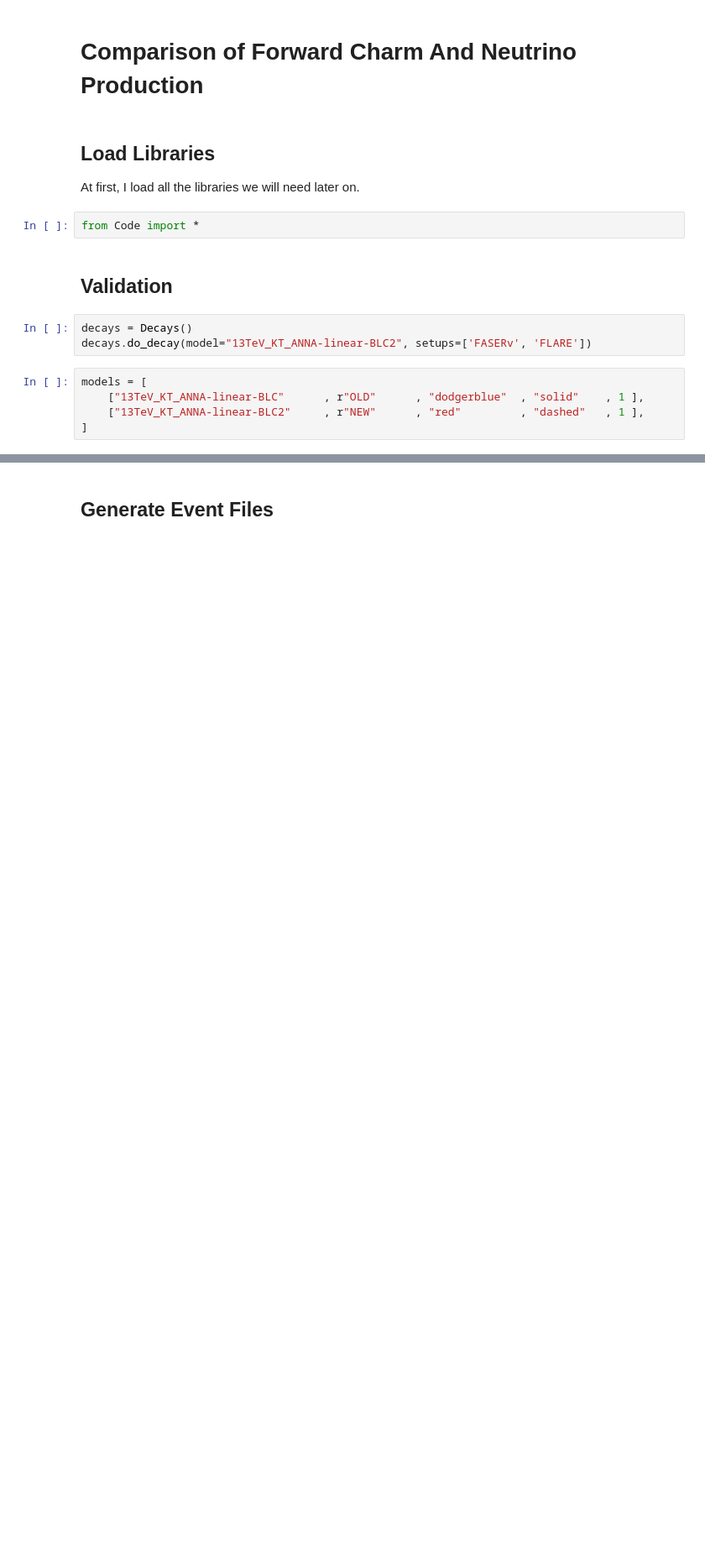
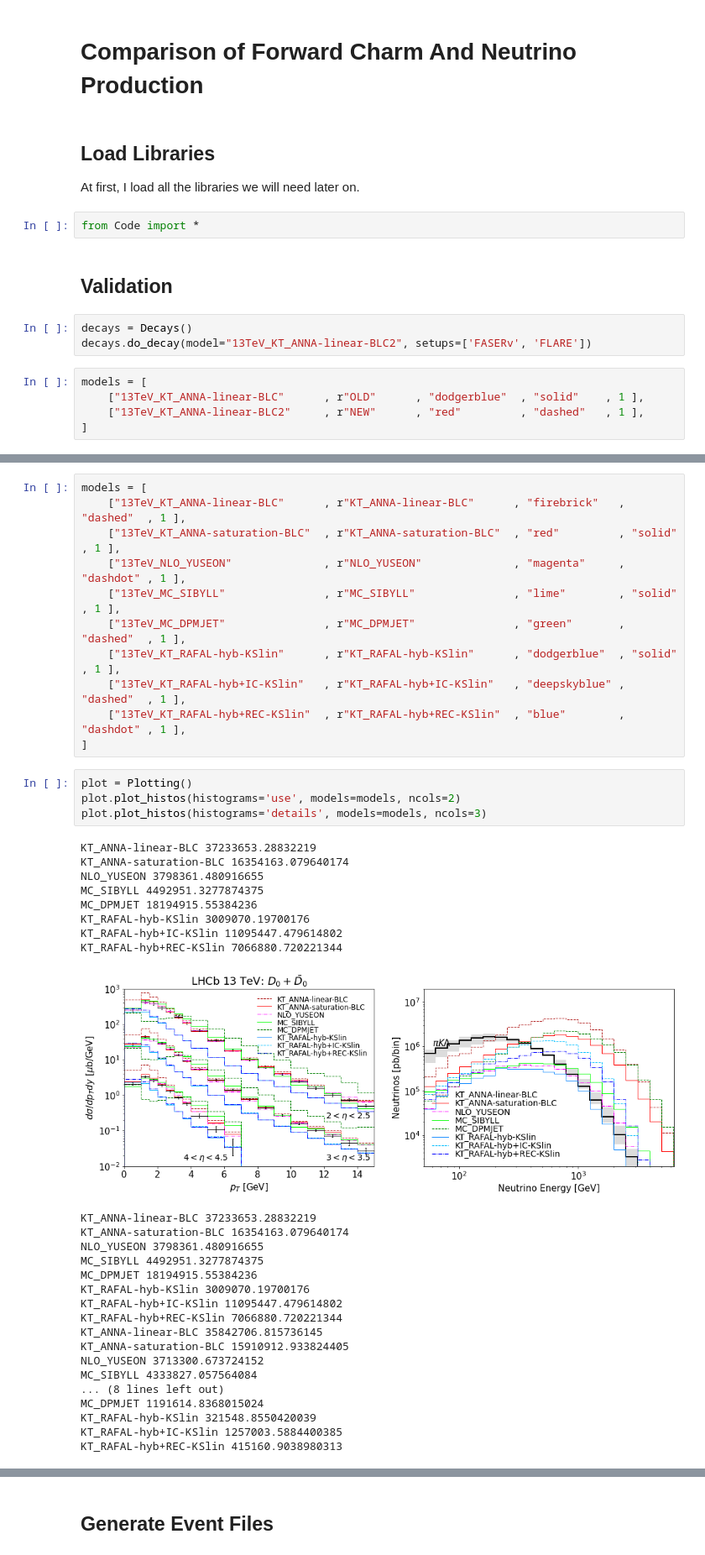
Before and after one commit to KlingFelix/ForwardCharm, a Jupyter notebook: Plot-Events.ipynb, the cells around one changed output, grey strips where cells are left out. Shown at 84% size. Cells and saved outputs as stored; diff of their text form; blank space fills up the shorter version.

```diff
--- a/Plot-Events.ipynb
+++ b/Plot-Events.ipynb
@@ -22,0 +33,42 @@ plot.plot_histos(histograms='summary', models=models, ncols=2)
+# %%
+models = [
+    ["13TeV_KT_ANNA-linear-BLC"      , r"KT_ANNA-linear-BLC"      , "firebrick"   , "dashed"  , 1 ],
+    ["13TeV_KT_ANNA-saturation-BLC"  , r"KT_ANNA-saturation-BLC"  , "red"         , "solid"   , 1 ],
+    ["13TeV_NLO_YUSEON"              , r"NLO_YUSEON"              , "magenta"     , "dashdot" , 1 ],
+    ["13TeV_MC_SIBYLL"               , r"MC_SIBYLL"               , "lime"        , "solid"   , 1 ],
+    ["13TeV_MC_DPMJET"               , r"MC_DPMJET"               , "green"       , "dashed"  , 1 ],
+    ["13TeV_KT_RAFAL-hyb-KSlin"      , r"KT_RAFAL-hyb-KSlin"      , "dodgerblue"  , "solid"   , 1 ],
+    ["13TeV_KT_RAFAL-hyb+IC-KSlin"   , r"KT_RAFAL-hyb+IC-KSlin"   , "deepskyblue" , "dashed"  , 1 ],
+    ["13TeV_KT_RAFAL-hyb+REC-KSlin"  , r"KT_RAFAL-hyb+REC-KSlin"  , "blue"        , "dashdot" , 1 ],
+]
+# %%
+plot = Plotting()
+plot.plot_histos(histograms='use', models=models, ncols=2)
+plot.plot_histos(histograms='details', models=models, ncols=3)
+# %% [output]
+KT_ANNA-linear-BLC 37233653.28832219
+KT_ANNA-saturation-BLC 16354163.079640174
+NLO_YUSEON 3798361.480916655
+MC_SIBYLL 4492951.3277874375
+MC_DPMJET 18194915.55384236
+KT_RAFAL-hyb-KSlin 3009070.19700176
+KT_RAFAL-hyb+IC-KSlin 11095447.479614802
+KT_RAFAL-hyb+REC-KSlin 7066880.720221344
+[figure, added]
+KT_ANNA-linear-BLC 37233653.28832219
+KT_ANNA-saturation-BLC 16354163.079640174
+NLO_YUSEON 3798361.480916655
+MC_SIBYLL 4492951.3277874375
+MC_DPMJET 18194915.55384236
+KT_RAFAL-hyb-KSlin 3009070.19700176
+KT_RAFAL-hyb+IC-KSlin 11095447.479614802
+KT_RAFAL-hyb+REC-KSlin 7066880.720221344
+KT_ANNA-linear-BLC 35842706.815736145
+KT_ANNA-saturation-BLC 15910912.933824405
+NLO_YUSEON 3713300.673724152
+MC_SIBYLL 4333827.057564084
+... (8 lines left out)
+MC_DPMJET 1191614.8368015024
+KT_RAFAL-hyb-KSlin 321548.8550420039
+KT_RAFAL-hyb+IC-KSlin 1257003.5884400385
+KT_RAFAL-hyb+REC-KSlin 415160.9038980313
```
Also changed, not shown: parts of 6 cells of this notebook.
